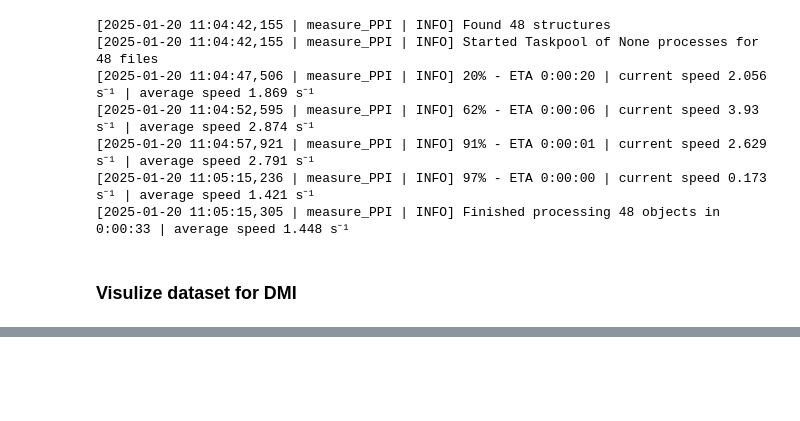
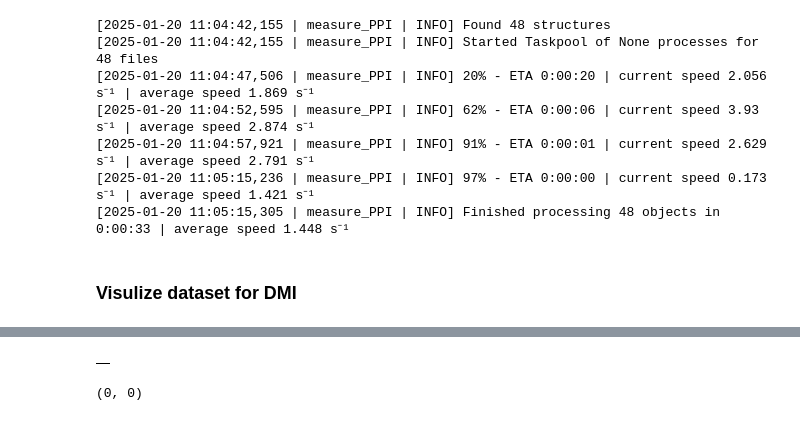
Before and after one commit to andreasmz/bachelorthesis, a Jupyter notebook: dev/2025-01-16 dataset analyzation.ipynb, the cells around one changed output, grey strips where cells are left out. Drawn from its saved outputs; the diff is of its cells as text; code cells hidden in the pictures; blank space fills up the shorter version.

```diff
--- a/dev/2025-01-16 dataset analyzation.ipynb
+++ b/dev/2025-01-16 dataset analyzation.ipynb
@@ -117,24 +217,28 @@ predictionAF
 # %%
 # Split dataset on mutation type
-
-measure_AF_DMI["file"] = measure_AF_DMI["file"].str.replace(".pdb", "")
 
 dataAF_DMI = pd.merge(
     left=predictionAF,
     right=measure_AF_DMI,
-    how='outer',
+    how='inner',
     left_on=['prediction_name', 'model_id'],
-    right_on=['structure_name', 'file'],
+    right_on=['prediction_name', 'file'],
 )
 
 dataAF_DMI = dataAF_DMI[dataAF_DMI.apply(lambda r: not isinstance(r["num_mutation_in_motif"], int), axis=1)]
+
+
 
 dataAF_DMI
 
 #dataAF_DMI.drop(columns=["file", "structure_name"], inplace=True)
 # Search for structure_name
+# %% [output]
+|  |
 # %%
-dataAF_DMI
+dataAF_DMI.shape
+# %% [output]
+(0, 0)
 # %%
 _measure_AF_DMI = measure_AF_DMI.copy()
 _measure_AF_DMI["structure"] = dataAF.apply(lambda row: None if not (r := re.search(r"^([\w_]+)_([\w]{4})$", row["prediction_name"])) or len(r.groups()) != 2 else r.groups()[1], axis=1)
```
Also changed, not shown: parts of 10 cells of this notebook, 2 other files.
